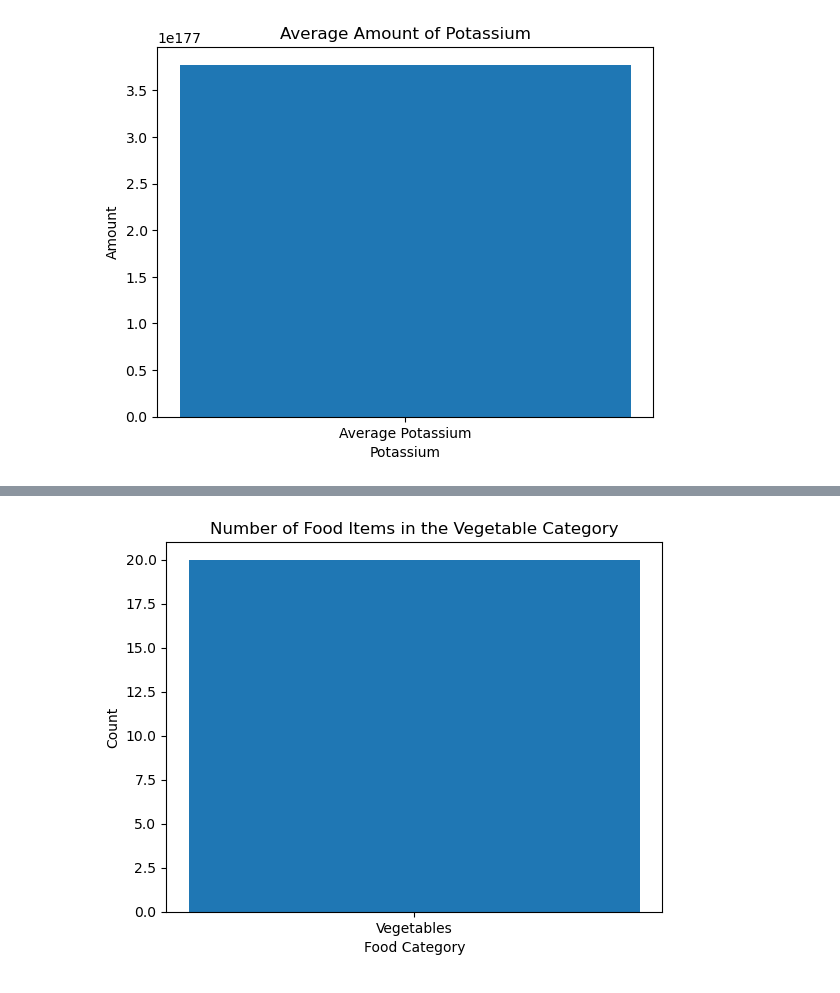
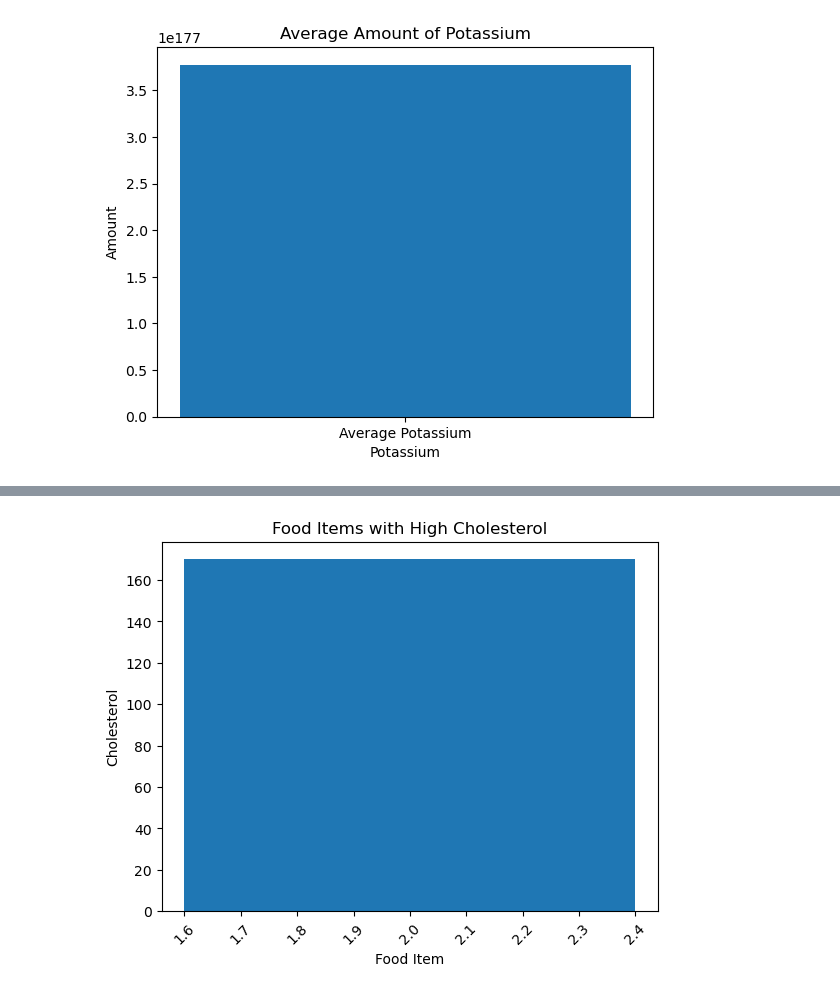
Before and after one commit to HardoModo/Dev10-Capstone, a Jupyter notebook: Janeel/Food_nutrient.ipynb, the cells around one changed output, grey strips where cells are left out. Cells and saved outputs as stored; diff of their text form; code cells hidden in the pictures.

```diff
--- a/Janeel/Food_nutrient.ipynb
+++ b/Janeel/Food_nutrient.ipynb
@@ -761,16 +721,19 @@ plt.show()
-# %%
-# Count the number of food items in the vegetable category
-vegetable_count = df2['Food_Vegetables'].sum()
-
-# Create a bar plot
-plt.bar('Vegetables', vegetable_count)
-
-# Add labels and title
-plt.xlabel('Food Category')
-plt.ylabel('Count')
-plt.title('Number of Food Items in the Vegetable Category')
-
-# Display the plot
-plt.show()
-# %% [output]
-[figure, removed]
+# %%
+# Filter food items with high cholesterol
+high_cholesterol_foods = df2[df2['Chole-sterol'] > 50]
+
+# Create a bar plot
+plt.bar(high_cholesterol_foods['Food Encoded'], high_cholesterol_foods['Chole-sterol'])
+
+# Add labels and title
+plt.xlabel('Food Item')
+plt.ylabel('Cholesterol')
+plt.title('Food Items with High Cholesterol')
+
+# Rotate the x-axis labels for better visibility
+plt.xticks(rotation=45)
+
+# Display the plot
+plt.show()
+# %% [output]
+[figure, added]
```
Also changed, not shown: parts of 28 cells of this notebook.
